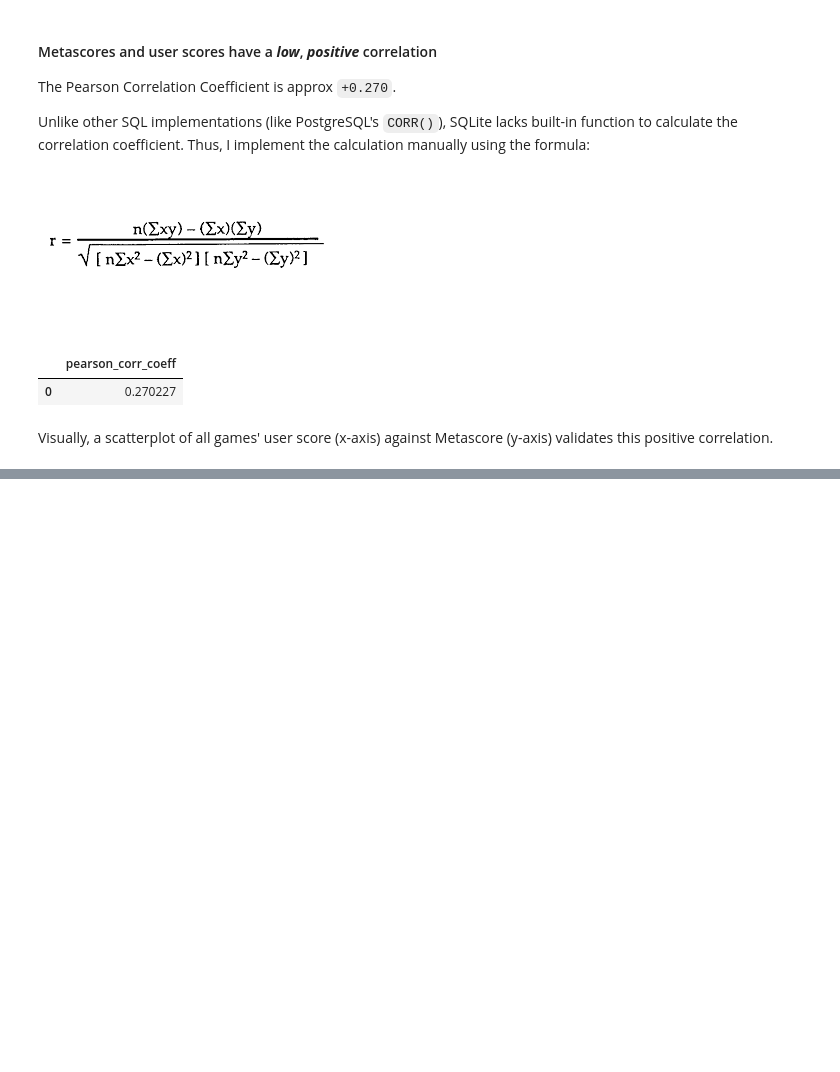
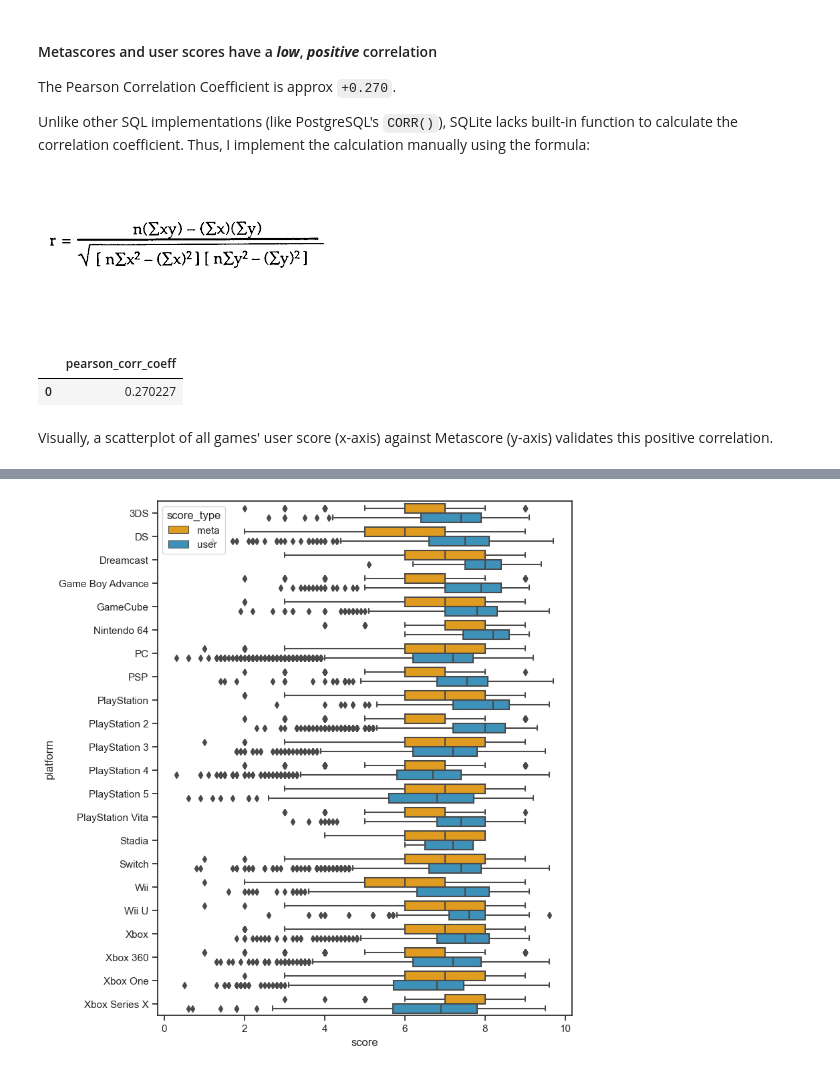
Before and after one commit to henrylin03/video-games, a Jupyter notebook: analysis.ipynb, the cells around one changed output, grey strips where cells are left out. Drawn from its saved outputs; the diff is of its cells as text; code cells hidden in the pictures; blank space fills up the shorter version.

Commit message:
add transformed table of meta and user scores in separate rows; add split boxplot of scores of each platform

```diff
--- a/analysis.ipynb
+++ b/analysis.ipynb
@@ -403,0 +409,24 @@ plt.show()
+# %%
+# transforming table to allow split boxplots
+# normalise meta_score by having it out of 10 instead of 100
+
+scores_stacked_df = pd.read_sql_query(
+    """
+    SELECT name,
+        platform,
+        meta_score / 10 score,
+        'meta' score_type
+    FROM games
+    WHERE score NOT NULL
+    UNION ALL
+    SELECT name,
+        platform,
+        user_score score,
+        'user' score_type
+    FROM games
+    WHERE score NOT NULL
+    ORDER BY platform
+""",
+    engine,
+)
+scores_stacked_df.head(3)
@@ -403,0 +464,13 @@ plt.show()
+# %%
+plt.figure(figsize=(8, 10))
+bp = sns.boxplot(
+    data=scores_stacked_df,
+    x="score",
+    y="platform",
+    hue="score_type",
+    orient="h",
+    palette=["orange", "#2998cd"],
+)
+plt.show()
+# %% [output]
+[figure, added]
```
Also changed, not shown: parts of 7 cells of this notebook.
